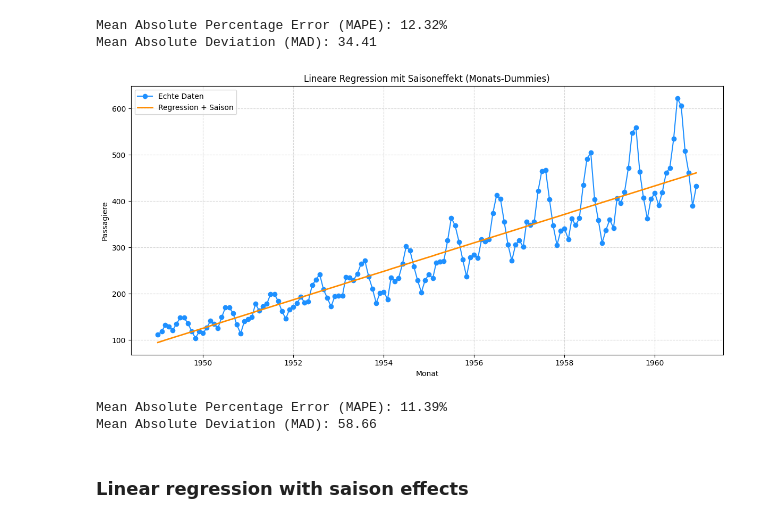
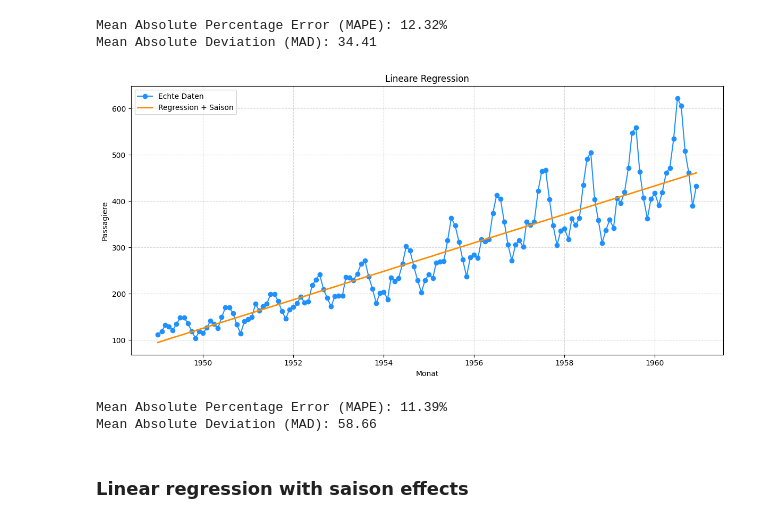
Before and after one commit to eliaspfe/BI_Vorlesung, a Jupyter notebook: Forecasting.ipynb, the cells around one changed output. Drawn from its saved outputs; the diff is of its cells as text; code cells hidden in the pictures.

```diff
--- a/Forecasting.ipynb
+++ b/Forecasting.ipynb
@@ -60,35 +60,35 @@ y_all = df['Passengers']
 X_train = df.iloc[:-12][['Monate_seit_start']]
 y_train = df.iloc[:-12]['Passengers']
 
 #Datensatz Validierung (Letzten 12 Monate)
 X_valid = df.iloc[-12:][['Monate_seit_start']]
 y_valid = df.iloc[-12:]['Passengers']
 
 model = LinearRegression()
 model.fit(X_train, y_train)
 y_pred = model.predict(X_all)
 
 # Plot
 plt.figure(figsize=(12, 6))
 plt.plot(df['Date'], y_all, label='Echte Daten', marker='o', color='dodgerblue')
 plt.plot(df['Date'], y_pred, label='Regression + Saison', color='darkorange', linewidth=2)
 plt.xlabel('Monat')
 plt.ylabel('Passagiere')
-plt.title('Lineare Regression mit Saisoneffekt (Monats-Dummies)')
+plt.title('Lineare Regression')
 plt.legend()
 plt.grid(True, linestyle='--', alpha=0.5)
 plt.tight_layout()
 plt.show()
 
 # Calculate Mean Absolute Percentage Error (MAPE) oonn the validation set
 mape = np.mean(np.abs((y_valid - y_pred[-12:]) / y_valid)) * 100
 print(f"Mean Absolute Percentage Error (MAPE): {mape:.2f}%")
 
 # Calculate Mean Absolute Deviation (MAD) on the validation set
 mad = np.mean(np.abs(y_valid - y_pred[-12:]))
 print(f"Mean Absolute Deviation (MAD): {mad:.2f}")
 # %% [output]
-[figure, old version]
+[figure, new version]
 Mean Absolute Percentage Error (MAPE): 11.39%
 Mean Absolute Deviation (MAD): 58.66
 # %% [markdown]
```
Also changed, not shown: parts of 3 cells of this notebook.
